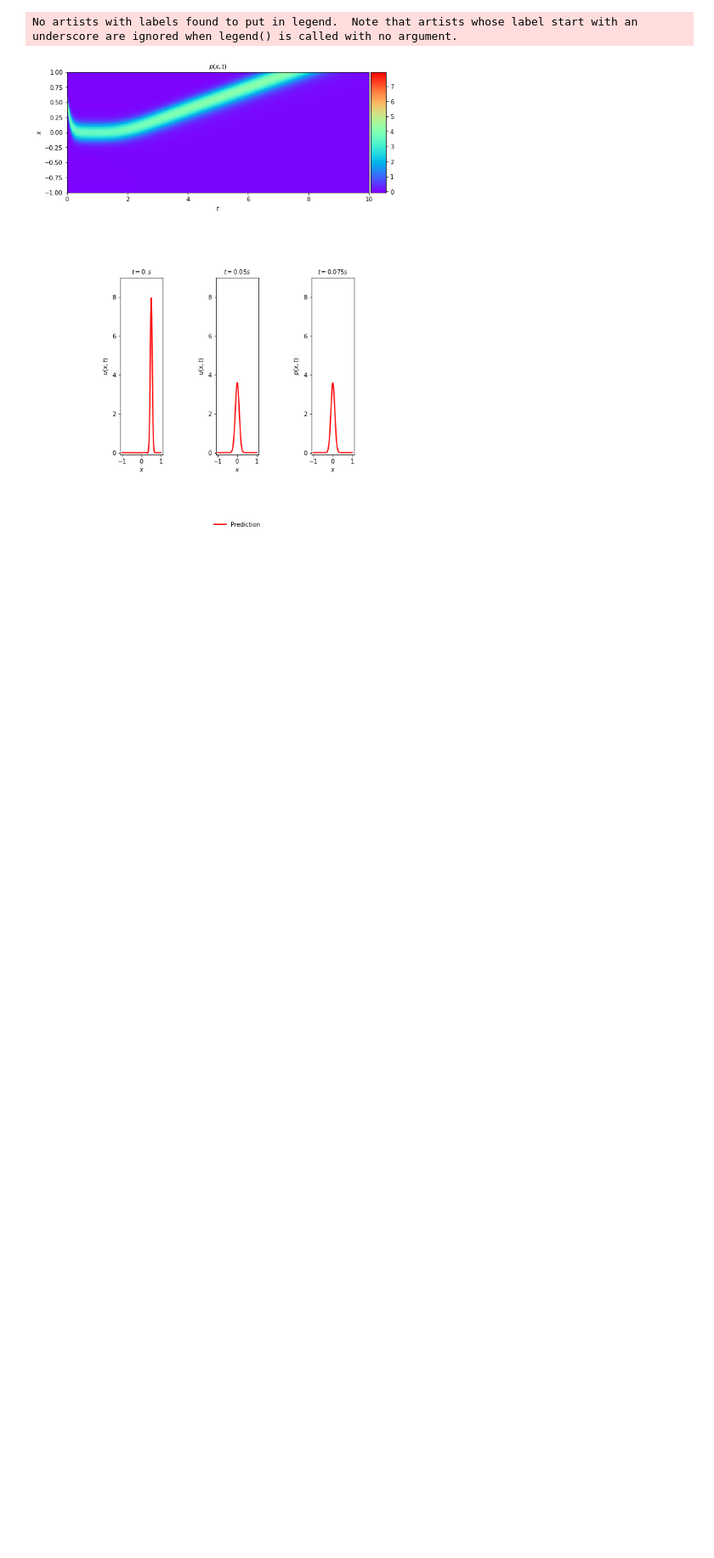
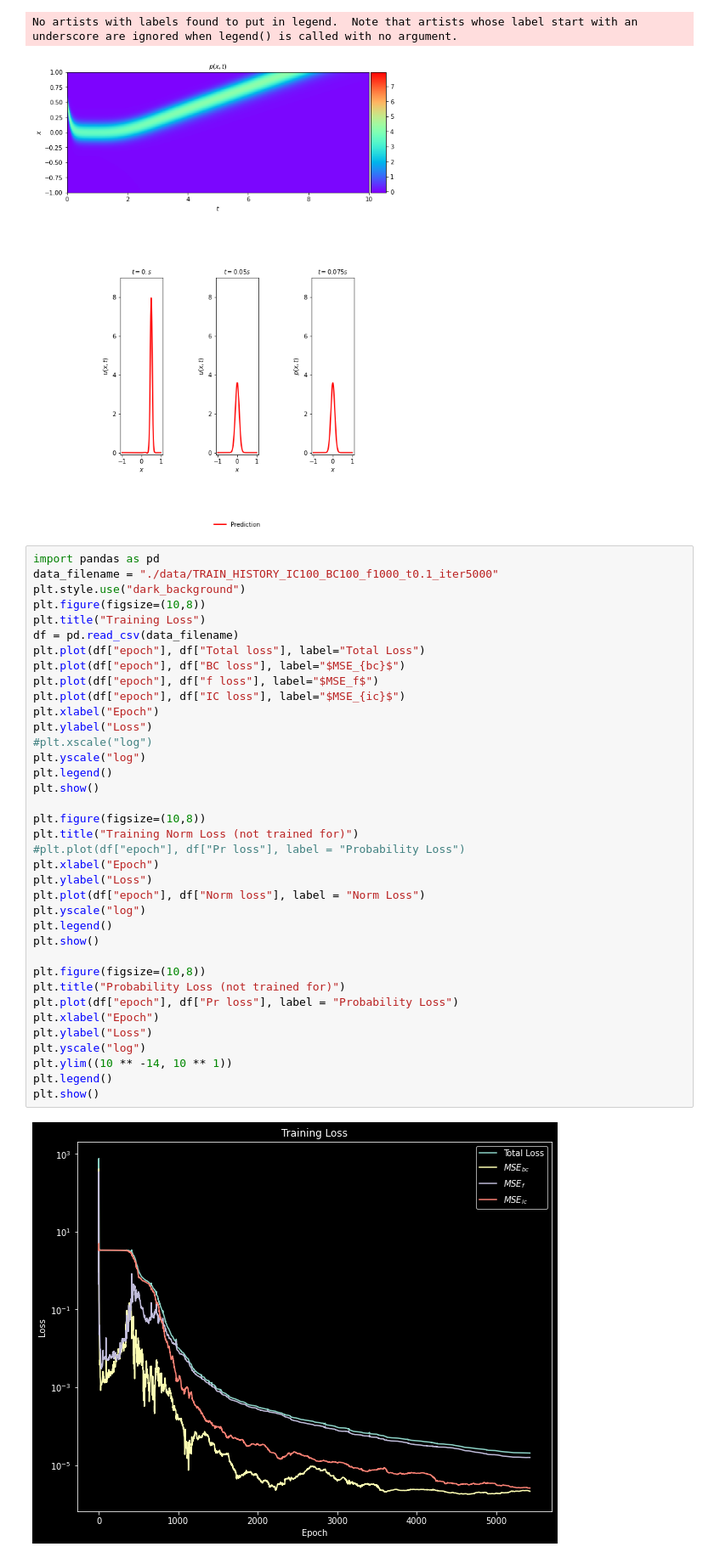
Before and after one commit to ElHuaco/PINN-fokker-planck, a Jupyter notebook: src/OUR CODE/OrnsteinUhlenbeck_lateral_ic.ipynb, the cells around one changed output. Shown at 85% size. Saved outputs shown, nothing was run; the diff lists cells and outputs as text; blank space fills up the shorter version.

Commit message:
Added training histories

```diff
--- a/src/OUR CODE/OrnsteinUhlenbeck_lateral_ic.ipynb
+++ b/src/OUR CODE/OrnsteinUhlenbeck_lateral_ic.ipynb
@@ -484,3 +484,42 @@ solutionplot(p_pred,X_p_test)
 # %% [output]
 No artists with labels found to put in legend.  Note that artists whose label start with an underscore are ignored when legend() is called with no argument.
 [figure]
+# %%
+import pandas as pd
+data_filename = "./data/TRAIN_HISTORY_IC100_BC100_f1000_t0.1_iter5000"
+plt.style.use("dark_background")
+plt.figure(figsize=(10,8))
+plt.title("Training Loss")
+df = pd.read_csv(data_filename)
+plt.plot(df["epoch"], df["Total loss"], label="Total Loss")
+plt.plot(df["epoch"], df["BC loss"], label="$MSE_{bc}$")
+plt.plot(df["epoch"], df["f loss"], label="$MSE_f$")
+plt.plot(df["epoch"], df["IC loss"], label="$MSE_{ic}$")
+plt.xlabel("Epoch")
+plt.ylabel("Loss")
+#plt.xscale("log")
+plt.yscale("log")
+plt.legend()
+plt.show()
+
+plt.figure(figsize=(10,8))
+plt.title("Training Norm Loss (not trained for)")
+#plt.plot(df["epoch"], df["Pr loss"], label = "Probability Loss")
+plt.xlabel("Epoch")
+plt.ylabel("Loss")
+plt.plot(df["epoch"], df["Norm loss"], label = "Norm Loss")
+plt.yscale("log")
+plt.legend()
+plt.show()
+
+plt.figure(figsize=(10,8))
+plt.title("Probability Loss (not trained for)")
+plt.plot(df["epoch"], df["Pr loss"], label = "Probability Loss")
+plt.xlabel("Epoch")
+plt.ylabel("Loss")
+plt.yscale("log")
+plt.ylim((10 ** -14, 10 ** 1))
+plt.legend()
+plt.show()
+# %% [output]
+[figure, added]
```
Also changed, not shown: parts of 2 cells of this notebook, 1 other file.
